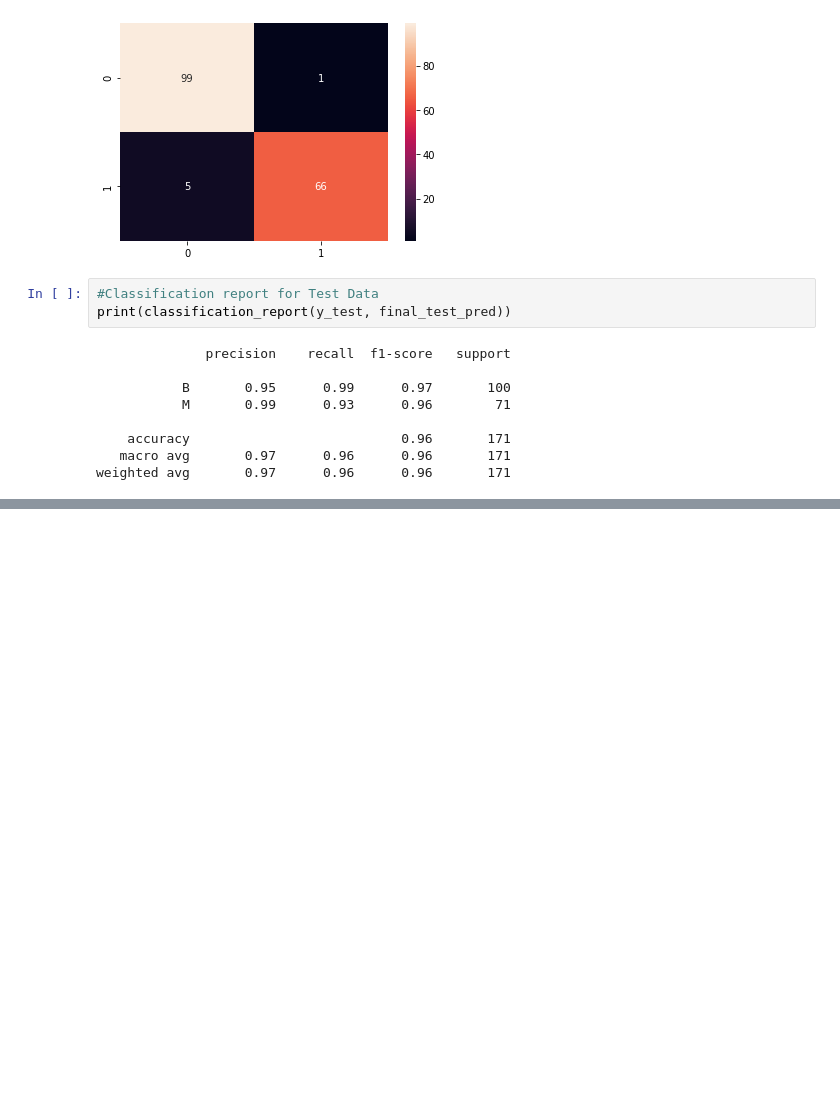
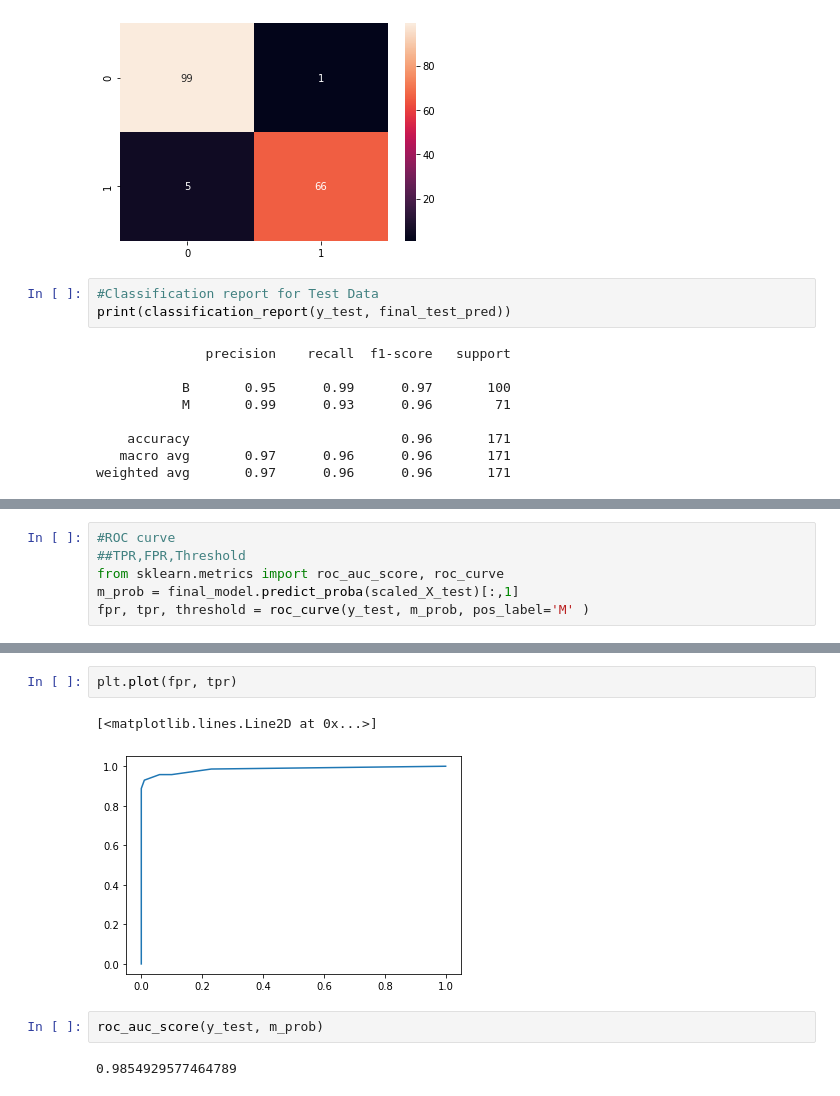
Before and after one commit to ramya-221710309041/mlandai, a Jupyter notebook: 30-06-2020.ipynb, the cells around one changed output, grey strips where cells are left out. Drawn from its saved outputs; the diff is of its cells as text; blank space fills up the shorter version.

```diff
--- a/30-06-2020.ipynb
+++ b/30-06-2020.ipynb
@@ -315,0 +349,6 @@ weighted avg       0.97      0.96      0.96       171
+# %%
+#ROC curve
+##TPR,FPR,Threshold
+from sklearn.metrics import roc_auc_score, roc_curve
+m_prob = final_model.predict_proba(scaled_X_test)[:,1]
+fpr, tpr, threshold = roc_curve(y_test, m_prob, pos_label='M' )
@@ -315,0 +372,9 @@ weighted avg       0.97      0.96      0.96       171
+# %%
+plt.plot(fpr, tpr)
+# %% [output]
+[<matplotlib.lines.Line2D at 0x...>]
+[figure, added]
+# %%
+roc_auc_score(y_test, m_prob)
+# %% [output]
+0.9854929577464789
```
Also changed, not shown: parts of 8 cells of this notebook.
